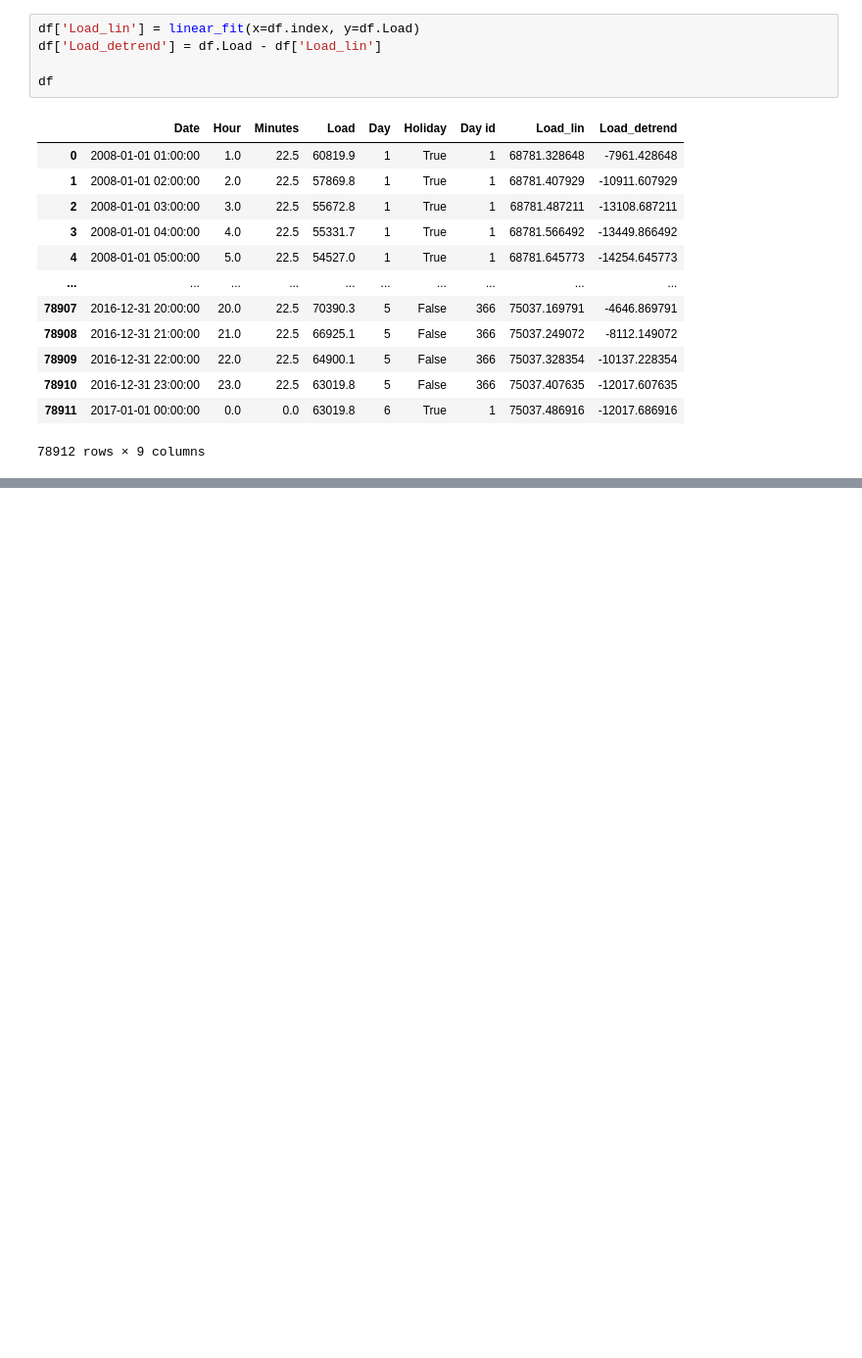
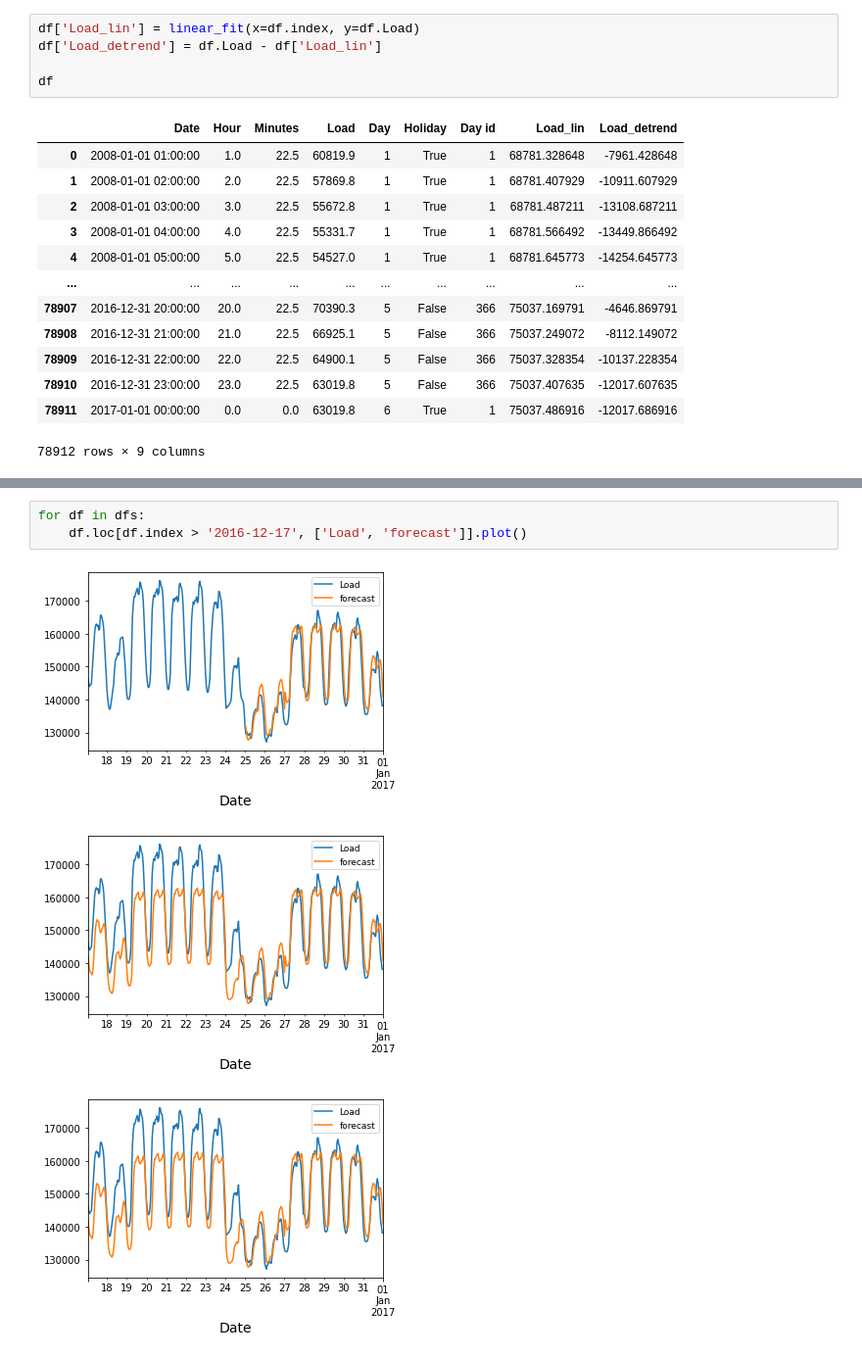
Before and after one commit to BleakHeart/Report-2, a Jupyter notebook: src/poland_fest.ipynb, the cells around one changed output, grey strips where cells are left out. Shown at 98% size. Saved outputs shown, nothing was run; the diff lists cells and outputs as text; blank space fills up the shorter version.

```diff
--- a/src/poland_fest.ipynb
+++ b/src/poland_fest.ipynb
@@ -154,0 +154,7 @@ for cut_date in cut_dates:
+# %%
+for df in dfs:
+    df.loc[df.index > '2016-12-17', ['Load', 'forecast']].plot()
+# %% [output]
+[figure, added]
+[figure, added]
+[figure, added]
```
Also changed, not shown: parts of 7 cells of this notebook, 6 other files.
